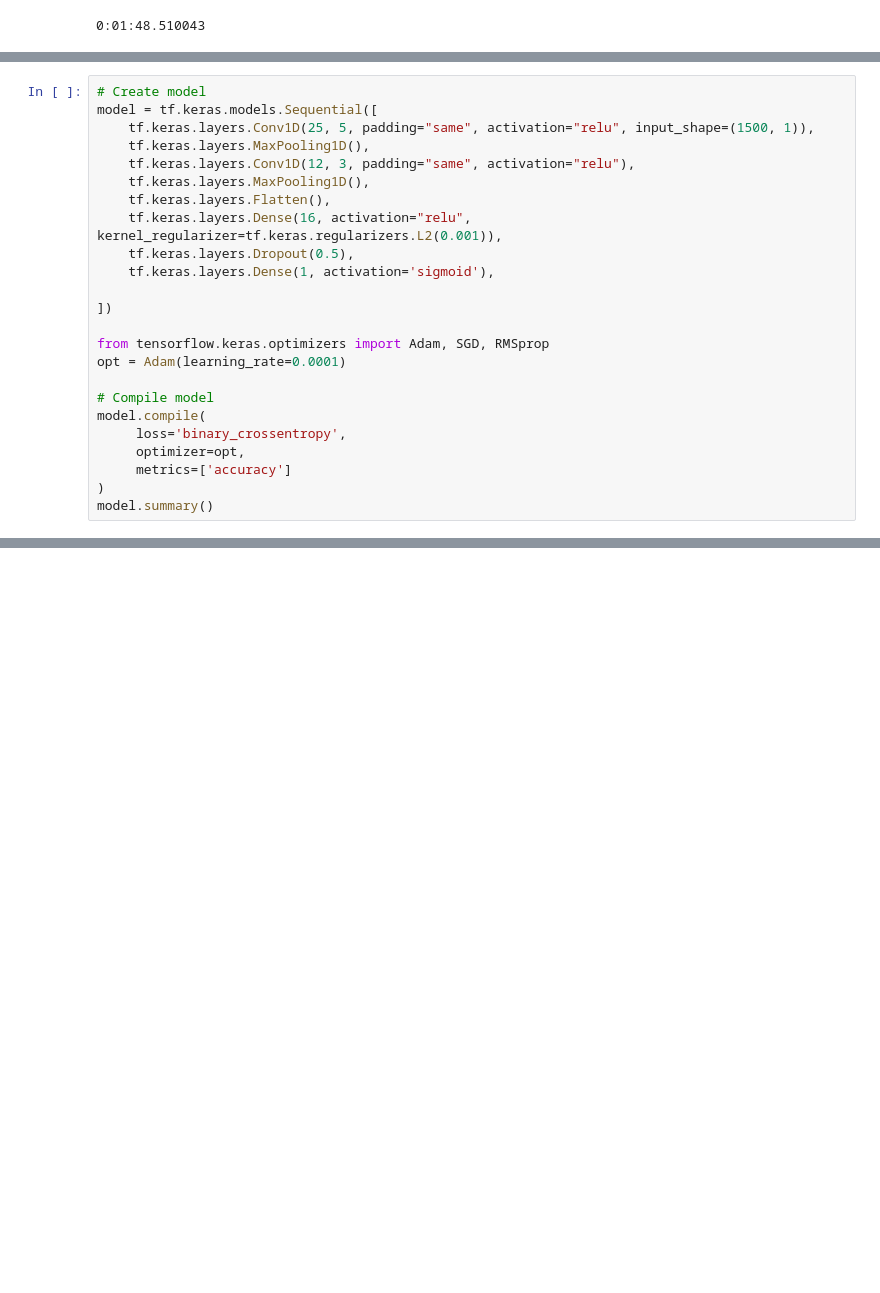
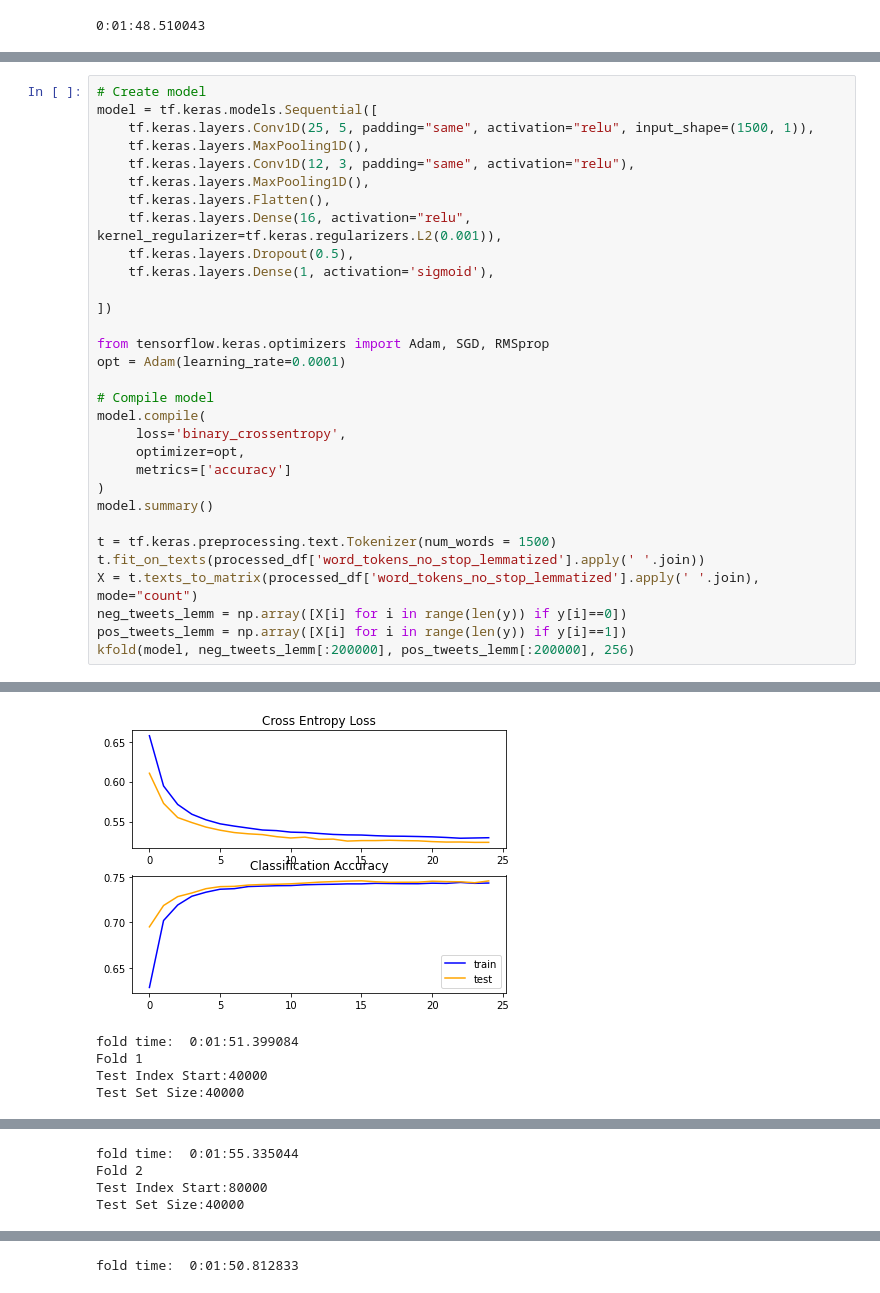
Before and after one commit to NJindia/Tweet_Sentimentality_Classification, a Jupyter notebook: Feature Generation.ipynb, the cells around one changed output, grey strips where cells are left out. Cells and saved outputs as stored; diff of their text form; blank space fills up the shorter version.

```diff
--- a/Feature Generation.ipynb
+++ b/Feature Generation.ipynb
@@ -1813,3 +1868,11 @@ model.compile(
      metrics=['accuracy']
 )
 model.summary()
+
+t = tf.keras.preprocessing.text.Tokenizer(num_words = 1500)
+t.fit_on_texts(processed_df['word_tokens_no_stop_lemmatized'].apply(' '.join))
+X = t.texts_to_matrix(processed_df['word_tokens_no_stop_lemmatized'].apply(' '.join), mode="count")
+neg_tweets_lemm = np.array([X[i] for i in range(len(y)) if y[i]==0])
+pos_tweets_lemm = np.array([X[i] for i in range(len(y)) if y[i]==1])
+kfold(model, neg_tweets_lemm[:200000], pos_tweets_lemm[:200000], 256)
+# %% [output]
@@ -1815,0 +1897,5 @@ model.summary()
+[figure, added]
+fold time:  0:01:51.399084
+Fold 1
+Test Index Start:40000
+Test Set Size:40000
@@ -1815,0 +1903,4 @@ model.summary()
+fold time:  0:01:55.335044
+Fold 2
+Test Index Start:80000
+Test Set Size:40000
@@ -1815,0 +1918 @@ model.summary()
+fold time:  0:01:50.812833
```
Also changed, not shown: parts of 21 cells of this notebook.
